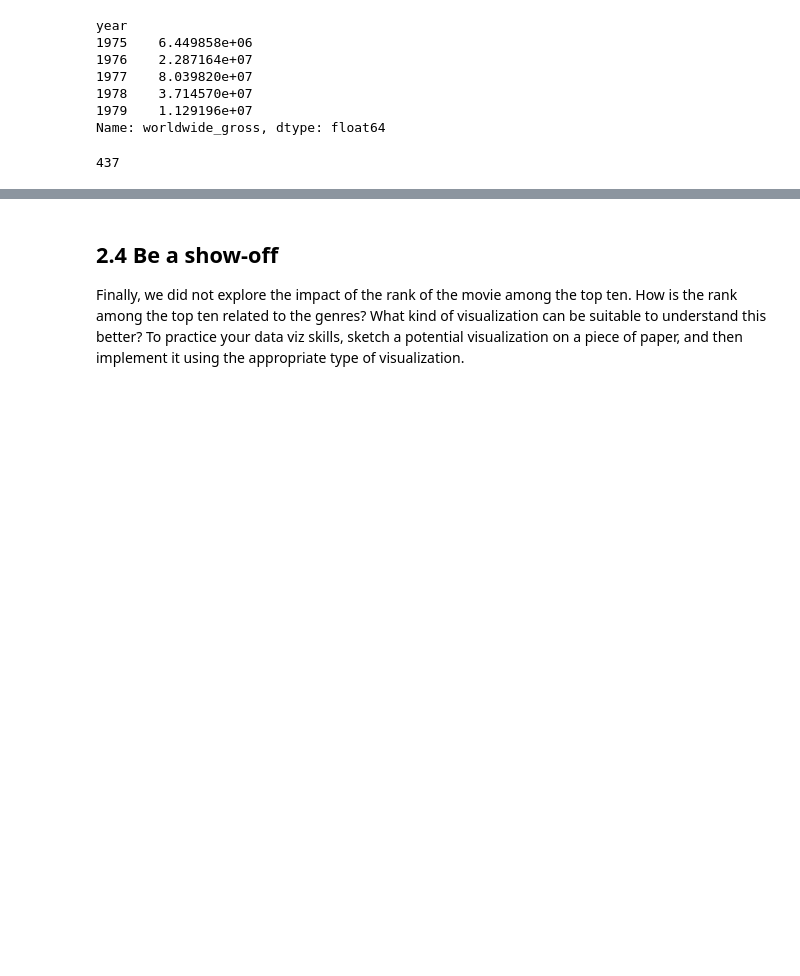
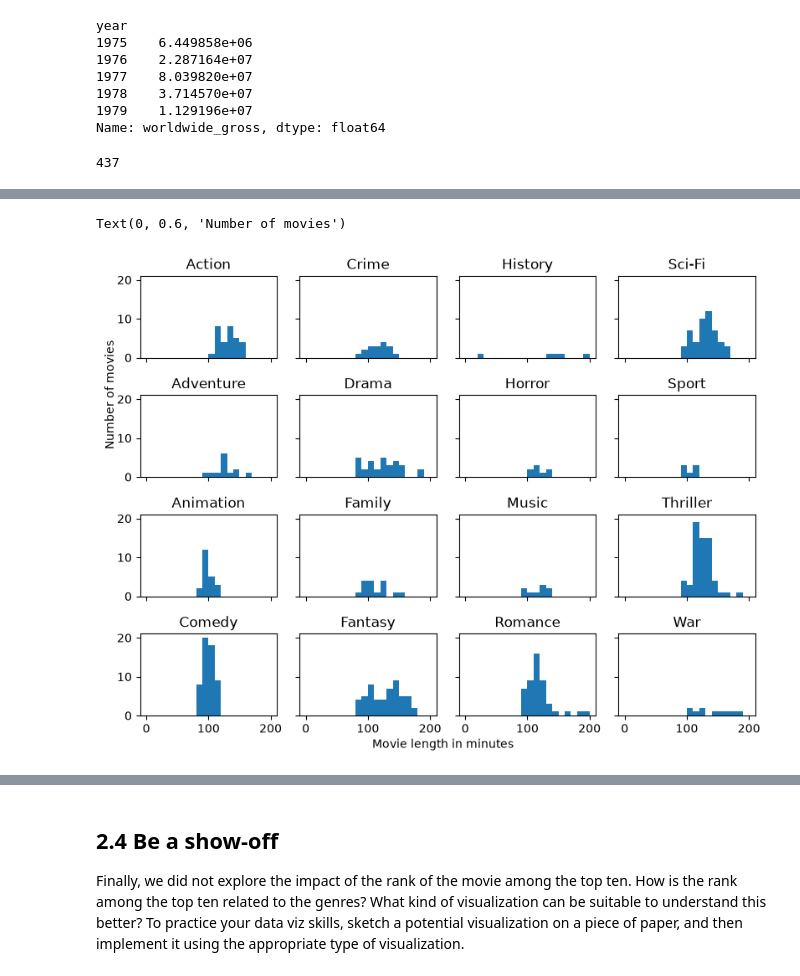
Before and after one commit to mt-tschudin/ADA2026, a Jupyter notebook: Exercises/02 - Data viz and data from the web/Becoming a DataVizard exercise.ipynb, the cells around one changed output, grey strips where cells are left out. Saved outputs shown, nothing was run; the diff lists cells and outputs as text; code cells hidden in the pictures; blank space fills up the shorter version.

```diff
--- a/Exercises/02 - Data viz and data from the web/Becoming a DataVizard exercise.ipynb
+++ b/Exercises/02 - Data viz and data from the web/Becoming a DataVizard exercise.ipynb
@@ -239,0 +253,8 @@ plt.errorbar(mean.index, mean, std)
+# %%
+# Calculate stats by genre here
+
+grouped = movies.groupby("Main_Genre")['length']
+
+for genre, lenghts in grouped:
+    #print(genre, type(lenghts), len(lenghts), lenghts.values)
+    print(genre, type(lenghts), len(lenghts))
@@ -240,3 +278,26 @@ plt.errorbar(mean.index, mean, std)
+# %%
+# Write your code to make 4x4 panel here
+fig, axes = plt.subplots(4, 4, figsize= (8,6), sharex=True, sharey=True)
+
+for i, (genre, lengths) in enumerate(grouped):
+
+    #subplot = axes[i//4, i % 4] # i//4 same as math.floor(i/4)
+    subplot = axes[i % 4, i//4] # i//4 same as math.floor(i/4)
+
+    subplot.hist(lengths.values, range = [0,200], bins=20)
+    subplot.set_title(genre)
+
+plt.tight_layout()
+
+fig.text(0.4,0, "Movie length in minutes")
+fig.text(0,0.6, "Number of movies", rotation = 90)
+
+#enumerate(grouped) gives you pairs (i, item), and each item is itself a pair (genre, lengths). So you unpack a pair inside a pair:
+#for i, (genre, lengths) in enumerate(grouped):
+#Now you have all three: i for the position, genre for the title, and lengths for the data.
+# %% [output]
+Text(0, 0.6, 'Number of movies')
+[figure, added]
 # %%
 # Write your interpretation here
 # %% [markdown]
```
Also changed, not shown: parts of 10 cells of this notebook, 2 other files.
